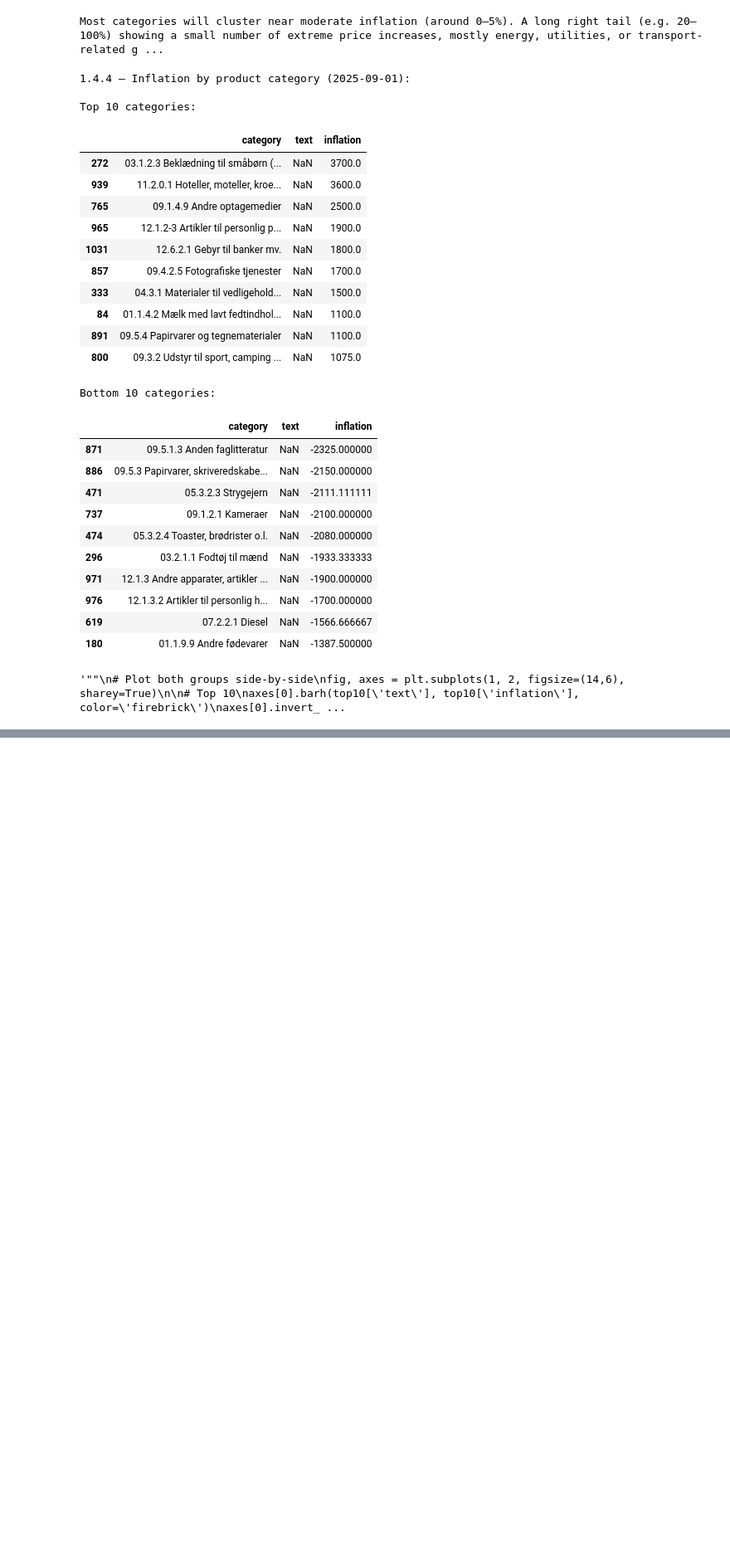
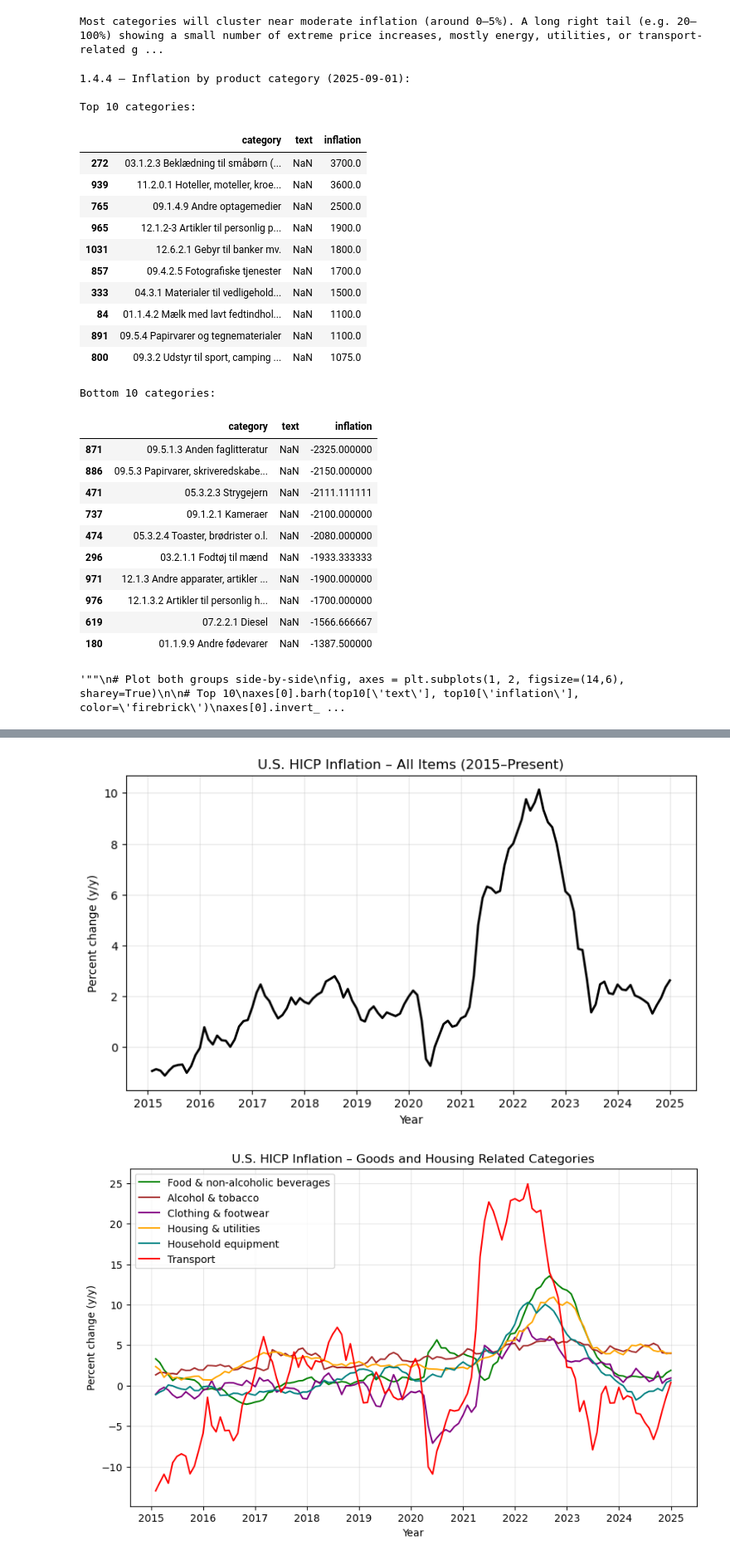
Before and after one commit to DOWNUP99/Programming-for-Economists-Projects, a Jupyter notebook: Victor_Afl1.ipynb, the cells around one changed output, grey strips where cells are left out. Shown at 83% size. Drawn from its saved outputs; the diff is of its cells as text; code cells hidden in the pictures; blank space fills up the shorter version.

```diff
--- a/Victor_Afl1.ipynb
+++ b/Victor_Afl1.ipynb
@@ -887,0 +970,80 @@ By 2024, inflation in both economies was much lower and close to their target le
+# %%
+import pandas as pd
+import matplotlib.pyplot as plt
+from fredapi import Fred
+
+# --- 3. U.S. Inflation by HICP Components ---
+
+fred = Fred(api_key="a07707856bdb908ee741efee04794b1a")
+
+fred_codes = {
+    "All items": "CP0000USM086NEST",
+    "Food & non-alcoholic beverages": "CP0100USM086NEST",
+    "Alcohol & tobacco": "CP0200USM086NEST",
+    "Clothing & footwear": "CP0300USM086NEST",
+    "Housing & utilities": "CP0400USM086NEST",
+    "Household equipment": "CP0500USM086NEST",
+    "Health": "CP0600USM086NEST",
+    "Transport": "CP0700USM086NEST",
+    "Communications": "CP0800USM086NEST",
+    "Recreation & culture": "CP0900USM086NEST",
+    "Education": "CP1000USM086NEST",
+    "Restaurants & hotels": "CP1100USM086NEST",
+    "Misc. goods & services": "CP1200USM086NEST"
+}
+
+# Download data
+hicp = pd.DataFrame({name: fred.get_series(code) for name, code in fred_codes.items()})
+hicp = hicp.resample("M").last().sort_index()
+
+# 12-month % change
+hicp_infl = hicp.pct_change(12) * 100
+hicp_infl = hicp_infl.loc["2015":]
+
+# --- Figure 1: Overall inflation ---
+plt.figure(figsize=(9,5))
+plt.plot(hicp_infl.index, hicp_infl["All items"], color="black", linewidth=2)
+plt.title("U.S. HICP Inflation – All Items (2015–Present)")
+plt.ylabel("Percent change (y/y)")
+plt.xlabel("Year")
+plt.grid(alpha=0.3)
+plt.show()
+
+# --- Figure 2: Goods and housing related categories (6 components) ---
+plt.figure(figsize=(10,6))
+for col, color in [
+    ("Food & non-alcoholic beverages", "green"),
+    ("Alcohol & tobacco", "brown"),
+    ("Clothing & footwear", "purple"),
+    ("Housing & utilities", "orange"),
+    ("Household equipment", "teal"),
+    ("Transport", "red")
+]:
+    plt.plot(hicp_infl.index, hicp_infl[col], label=col, color=color)
+plt.title("U.S. HICP Inflation – Goods and Housing Related Categories")
+plt.ylabel("Percent change (y/y)")
+plt.xlabel("Year")
+plt.legend()
+plt.grid(alpha=0.3)
+plt.show()
+
+# --- Figure 3: Services and other categories (6 components) ---
+plt.figure(figsize=(10,6))
+for col, color in [
+    ("Health", "darkred"),
+    ("Communications", "darkgreen"),
+    ("Recreation & culture", "violet"),
+    ("Education", "blue"),
+    ("Restaurants & hotels", "gold"),
+    ("Misc. goods & services", "grey")
+]:
+    plt.plot(hicp_infl.index, hicp_infl[col], label=col, color=color)
+plt.title("U.S. HICP Inflation – Services and Other Categories")
+plt.ylabel("Percent change (y/y)")
+plt.xlabel("Year")
+plt.legend()
+plt.grid(alpha=0.3)
+plt.show()
+# %% [output]
+[figure, added]
+[figure, added]
```
Also changed, not shown: parts of 34 cells of this notebook.
